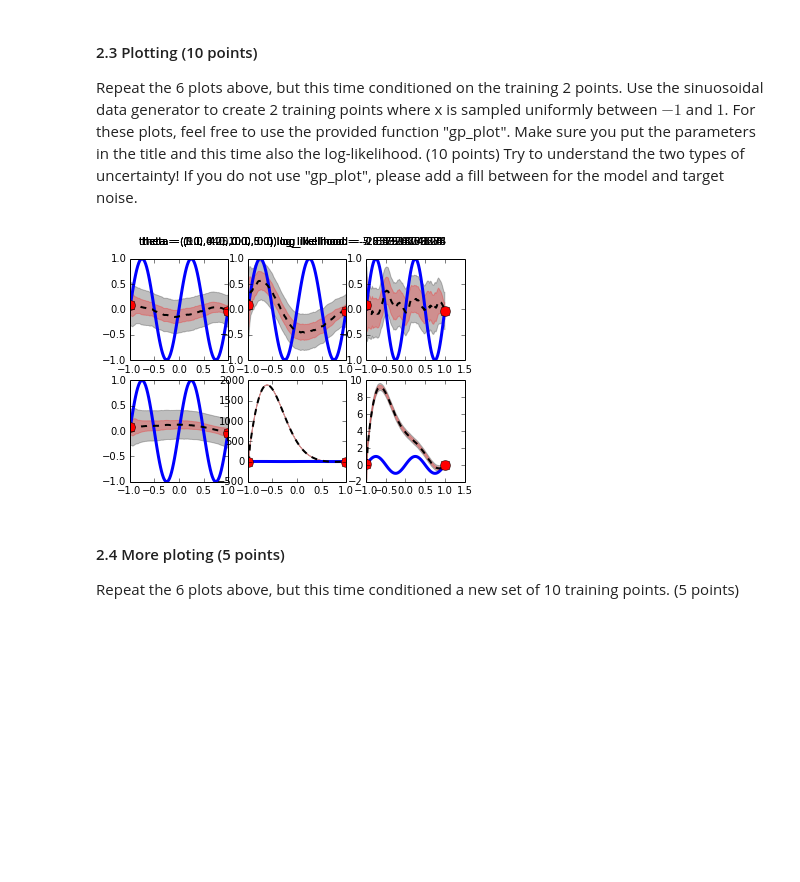
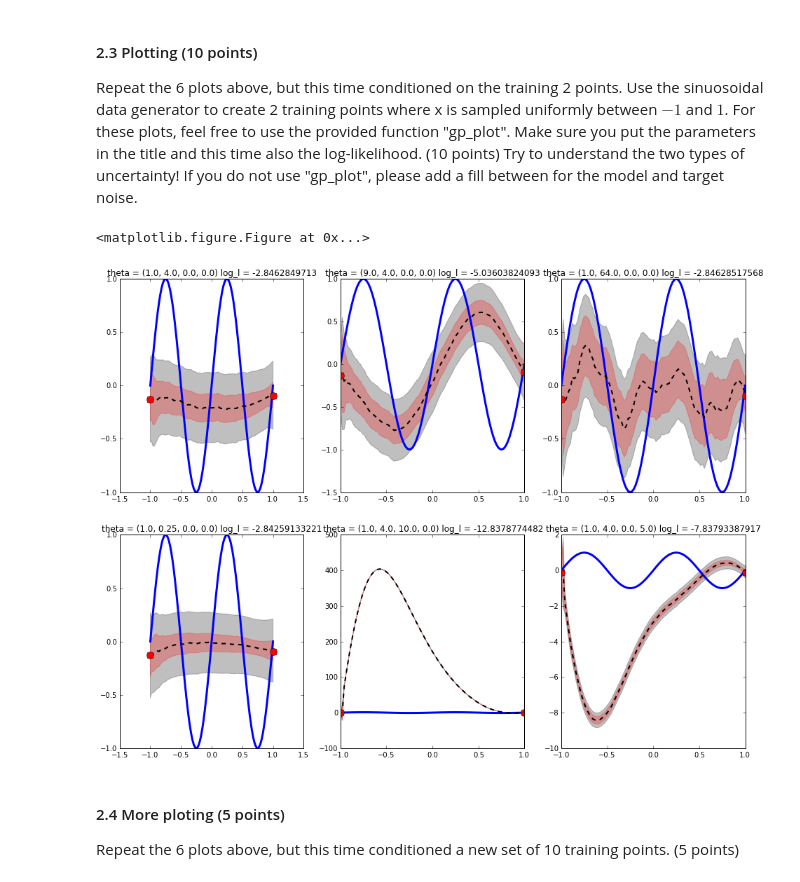
Before and after one commit to maarteninja/ml2014, a Jupyter notebook: three/Lab3.ipynb, the cells around one changed output. Drawn from its saved outputs; the diff is of its cells as text; code cells hidden in the pictures; blank space fills up the shorter version.

```diff
--- a/three/Lab3.ipynb
+++ b/three/Lab3.ipynb
@@ -207,35 +209,39 @@ def gp_plot( x_test, y_test, mu_test, var_test, x_train, t_train, theta, beta ):
     # x_test:
     # y_test:   the true function at x_test
     # mu_test:   predictive mean at x_test
     # var_test: predictive covariance at x_test
     # t_train:  the training values
     # theta:    the kernel parameters
     # beta:      the precision (known)
 
     # the reason for the manipulation is to allow plots separating model and data stddevs.
     #std_total = np.sqrt(np.diag(var_test))         # includes all uncertainty, model and target noise
     std_total = np.sqrt(var_test)         # original version wasn't working
     std_model = np.sqrt( std_total**2 - 1.0/beta ) # remove data noise to get model uncertainty in stddev
     std_combo = std_model + np.sqrt( 1.0/beta )    # add stddev (note: not the same as full)
 
     pp.plot( x_test, y_test, 'b', lw=3)
     pp.plot( x_test, mu_test, 'k--', lw=2 )
     pp.fill_between( x_test, mu_test+2*std_combo,mu_test-2*std_combo, color='k', alpha=0.25 )
     pp.fill_between( x_test, mu_test+2*std_model,mu_test-2*std_model, color='r', alpha=0.25 )
-    pp.suptitle("theta = " + str(theta) + " log_likelihood = " + str(gp_log_likelihood(x_train, t_train, theta)))
+    pp.title("theta = " + str(theta) + " log_l = " + str(gp_log_likelihood(x_train, t_train, theta)))
     pp.plot( x_train, t_train, 'ro', ms=10 )
 
 N_train = 2
 x_train = np.linspace(-1,1,N_train)
 t_train = generate_t(x_train, sigma)
 plt.figure()
+plt.figure(figsize=(16, 12))
 for i, theta in enumerate(Thetas):
+
     plt.subplot(2, 3, 1 + i)
     mu_test, var_test = gp_predictive_distribution( x_train, t_train, x_test, theta)
     gp_plot(x_test, y_test, mu_test, var_test, x_train, t_train, theta, beta)
+
     plt.tight_layout
 # %% [output]
+<matplotlib.figure.Figure at 0x...>
-[figure, old version]
+[figure, new version]
 # %% [markdown]
 #### 2.4 More ploting (5 points)
 Repeat the 6 plots above, but this time conditioned a new set of 10 training points. (5 points)
```
Also changed, not shown: parts of 4 cells of this notebook.
